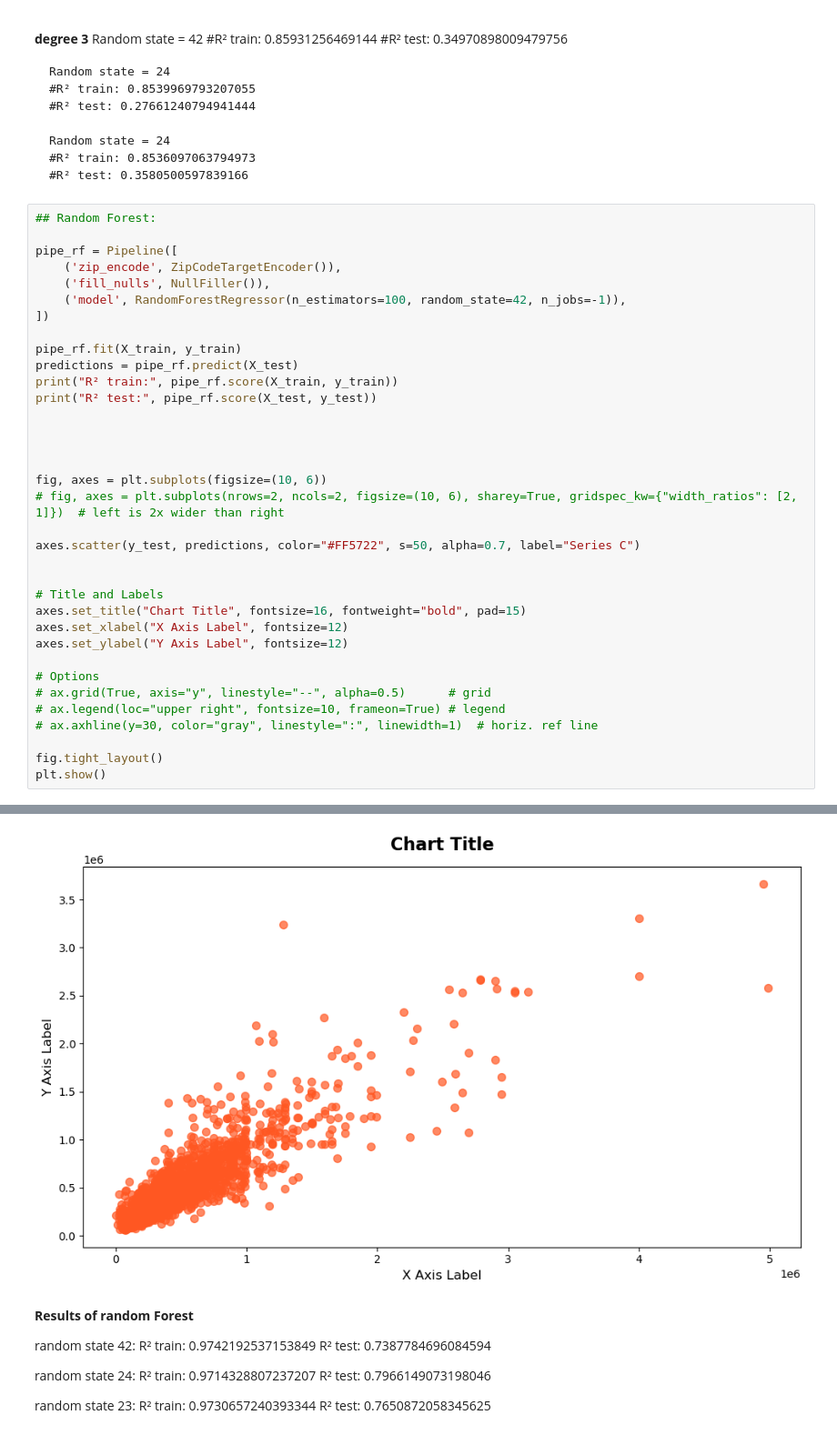
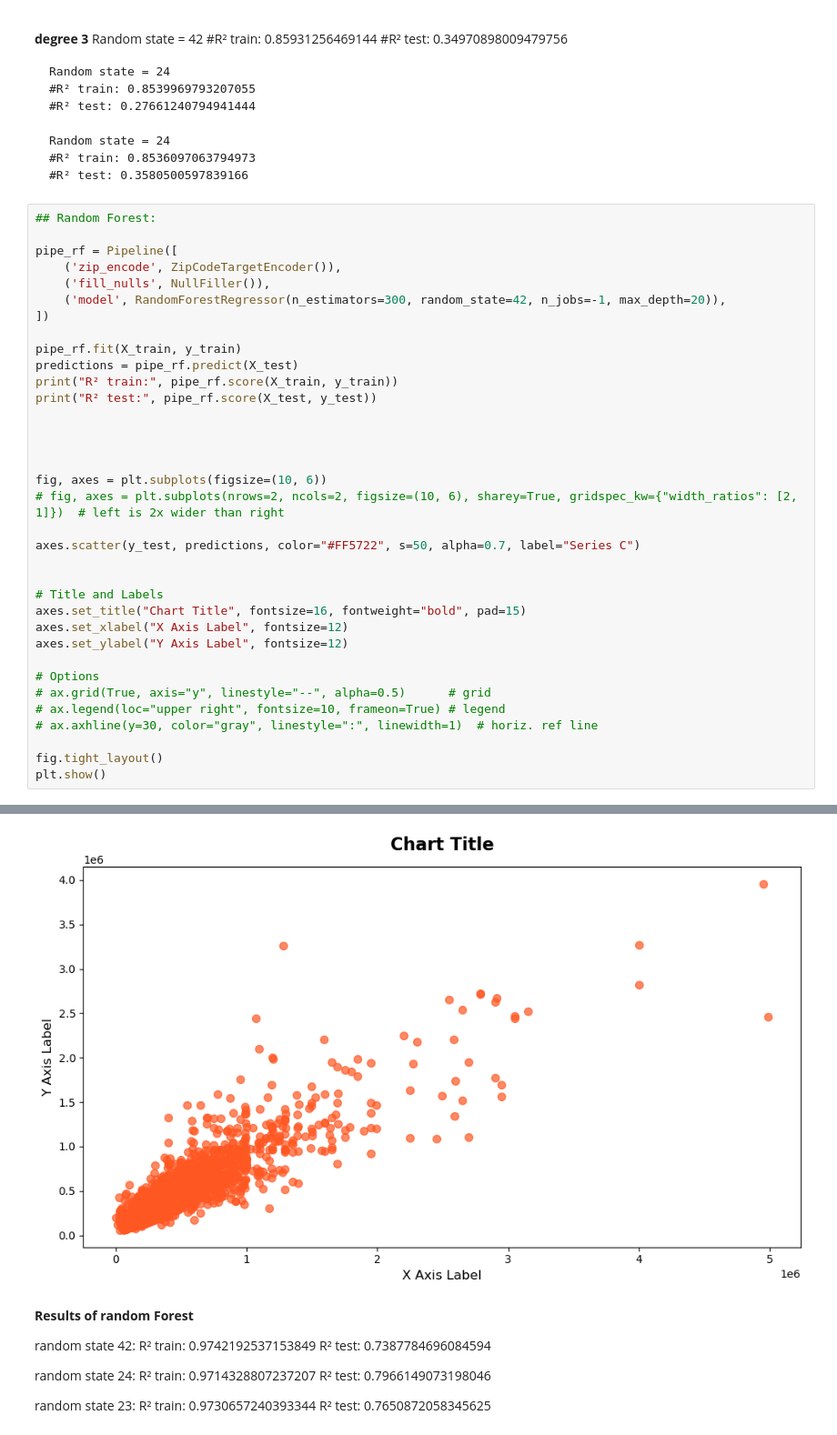
Before and after one commit to JanKazimir/ImmoElizza_team3, a Jupyter notebook: notebooks/Jan_model_building.ipynb, the cells around one changed output, grey strips where cells are left out. Shown at 91% size. Saved outputs shown, nothing was run; the diff lists cells and outputs as text.

```diff
--- a/notebooks/Jan_model_building.ipynb
+++ b/notebooks/Jan_model_building.ipynb
@@ -407,7 +407,7 @@ print(X_test_temp["median_PM2_by_zip"].isnull().sum())
 pipe_rf = Pipeline([
     ('zip_encode', ZipCodeTargetEncoder()),
     ('fill_nulls', NullFiller()),
-    ('model', RandomForestRegressor(n_estimators=100, random_state=42, n_jobs=-1)),
+    ('model', RandomForestRegressor(n_estimators=300, random_state=42, n_jobs=-1, max_depth=20)),
 ])
 
 pipe_rf.fit(X_train, y_train)
@@ -442,4 +442,4 @@ R² test: 0.7966149073198046
-[figure, old version]
+[figure, new version]
 # %% [markdown]
 **Results of random Forest**
 
```
Also changed, not shown: parts of 1 cell of this notebook.
